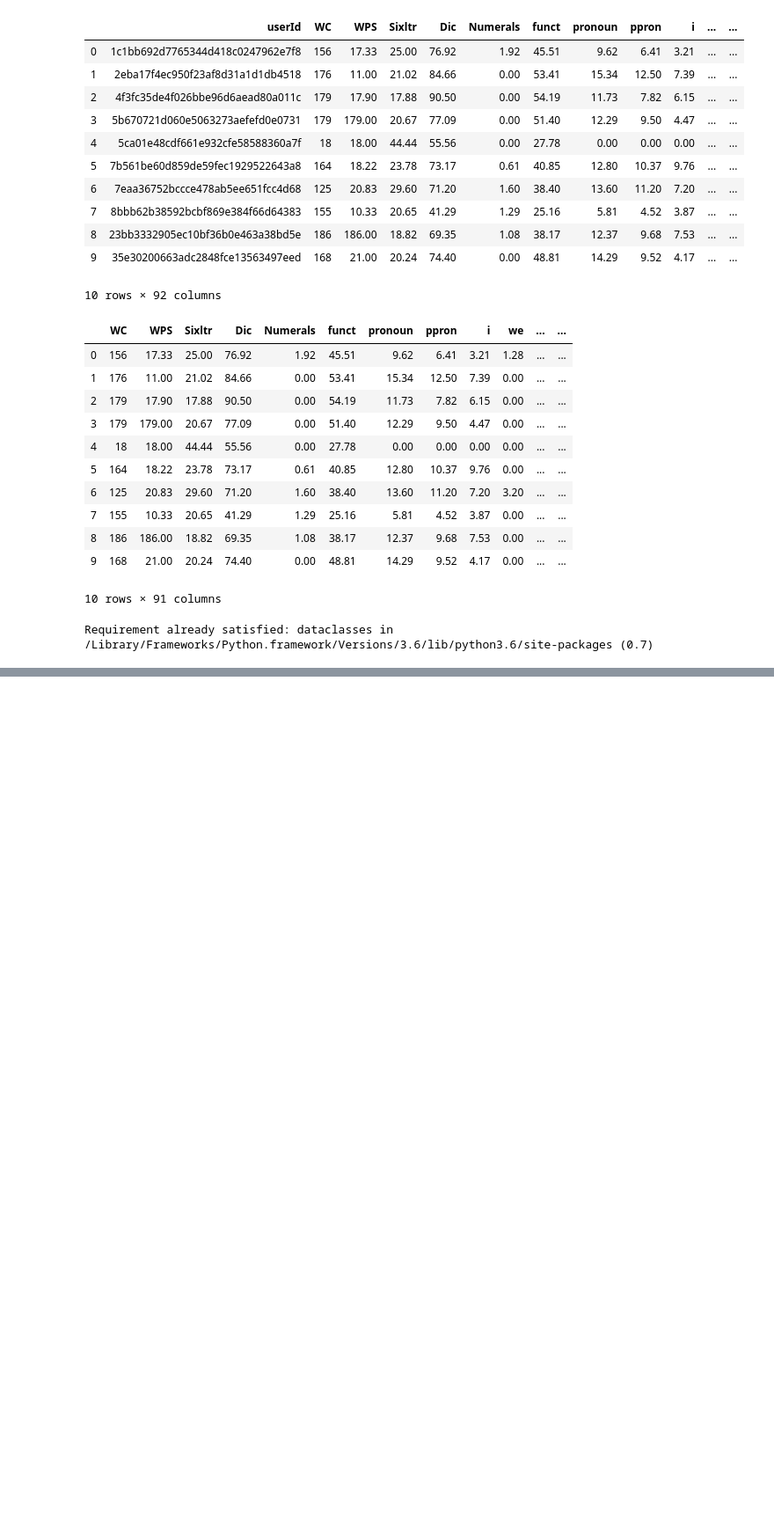
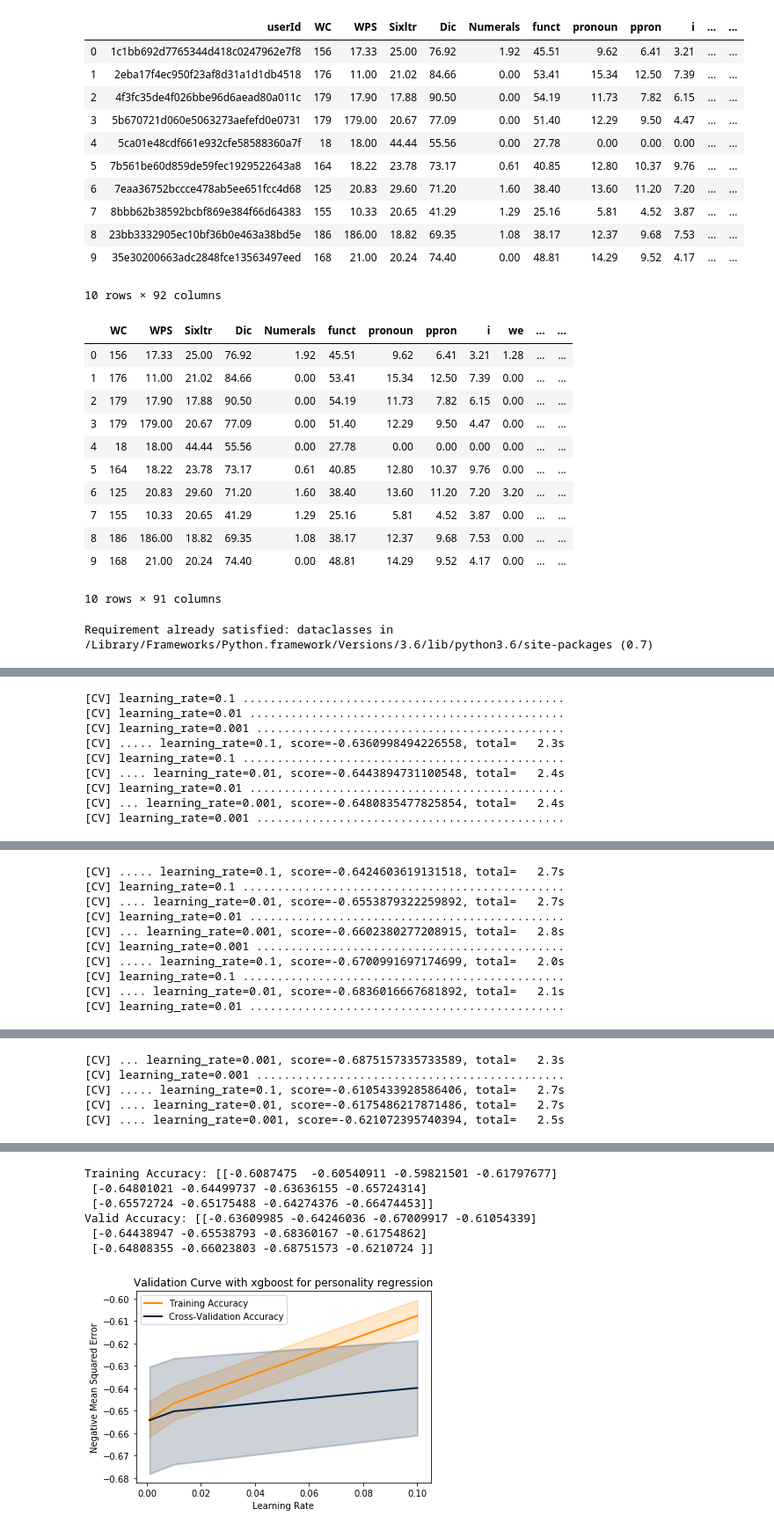
Before and after one commit to k1c/Facebook-User-Predictions, a Jupyter notebook: notebooks/Personality_Regression.ipynb, the cells around one changed output, grey strips where cells are left out. Shown: that part at 88% size. Saved outputs shown, nothing was run; the diff lists cells and outputs as text; code cells hidden in the pictures; blank space fills up the shorter version.

```diff
--- a/notebooks/Personality_Regression.ipynb
+++ b/notebooks/Personality_Regression.ipynb
@@ -243,6 +325,16 @@ experiment(XGBRegressor(n_estimators=50),
 # %%
-experiment(XGBRegressor(n_estimators=50, max_depth=3),
+experiment(GradientBoostingRegressor(n_estimators=24, max_depth=3),
            training_data,
            "learning_rate",
            [0.1, 0.01, 0.001],
            "Learning Rate")
+# %% [output]
+[CV] learning_rate=0.1 ...............................................
+[CV] learning_rate=0.01 ..............................................
+[CV] learning_rate=0.001 .............................................
+[CV] ..... learning_rate=0.1, score=-0.6360998494226558, total=   2.3s
+[CV] learning_rate=0.1 ...............................................
+[CV] .... learning_rate=0.01, score=-0.6443894731100548, total=   2.4s
+[CV] learning_rate=0.01 ..............................................
+[CV] ... learning_rate=0.001, score=-0.6480835477825854, total=   2.4s
+[CV] learning_rate=0.001 .............................................
@@ -248,0 +342,10 @@ experiment(XGBRegressor(n_estimators=50, max_depth=3),
+[CV] ..... learning_rate=0.1, score=-0.6424603619131518, total=   2.7s
+[CV] learning_rate=0.1 ...............................................
+[CV] .... learning_rate=0.01, score=-0.6553879322259892, total=   2.7s
+[CV] learning_rate=0.01 ..............................................
+[CV] ... learning_rate=0.001, score=-0.6602380277208915, total=   2.8s
+[CV] learning_rate=0.001 .............................................
+[CV] ..... learning_rate=0.1, score=-0.6700991697174699, total=   2.0s
+[CV] learning_rate=0.1 ...............................................
+[CV] .... learning_rate=0.01, score=-0.6836016667681892, total=   2.1s
+[CV] learning_rate=0.01 ..............................................
@@ -248,0 +353,5 @@ experiment(XGBRegressor(n_estimators=50, max_depth=3),
+[CV] ... learning_rate=0.001, score=-0.6875157335733589, total=   2.3s
+[CV] learning_rate=0.001 .............................................
+[CV] ..... learning_rate=0.1, score=-0.6105433928586406, total=   2.7s
+[CV] .... learning_rate=0.01, score=-0.6175486217871486, total=   2.7s
+[CV] .... learning_rate=0.001, score=-0.621072395740394, total=   2.5s
@@ -248,0 +359,7 @@ experiment(XGBRegressor(n_estimators=50, max_depth=3),
+Training Accuracy: [[-0.6087475  -0.60540911 -0.59821501 -0.61797677]
+ [-0.64801021 -0.64499737 -0.63636155 -0.65724314]
+ [-0.65572724 -0.65175488 -0.64274376 -0.66474453]]
+Valid Accuracy: [[-0.63609985 -0.64246036 -0.67009917 -0.61054339]
+ [-0.64438947 -0.65538793 -0.68360167 -0.61754862]
+ [-0.64808355 -0.66023803 -0.68751573 -0.6210724 ]]
+[figure, added]
```
Also changed, not shown: parts of 4 cells of this notebook, 1 other file.
